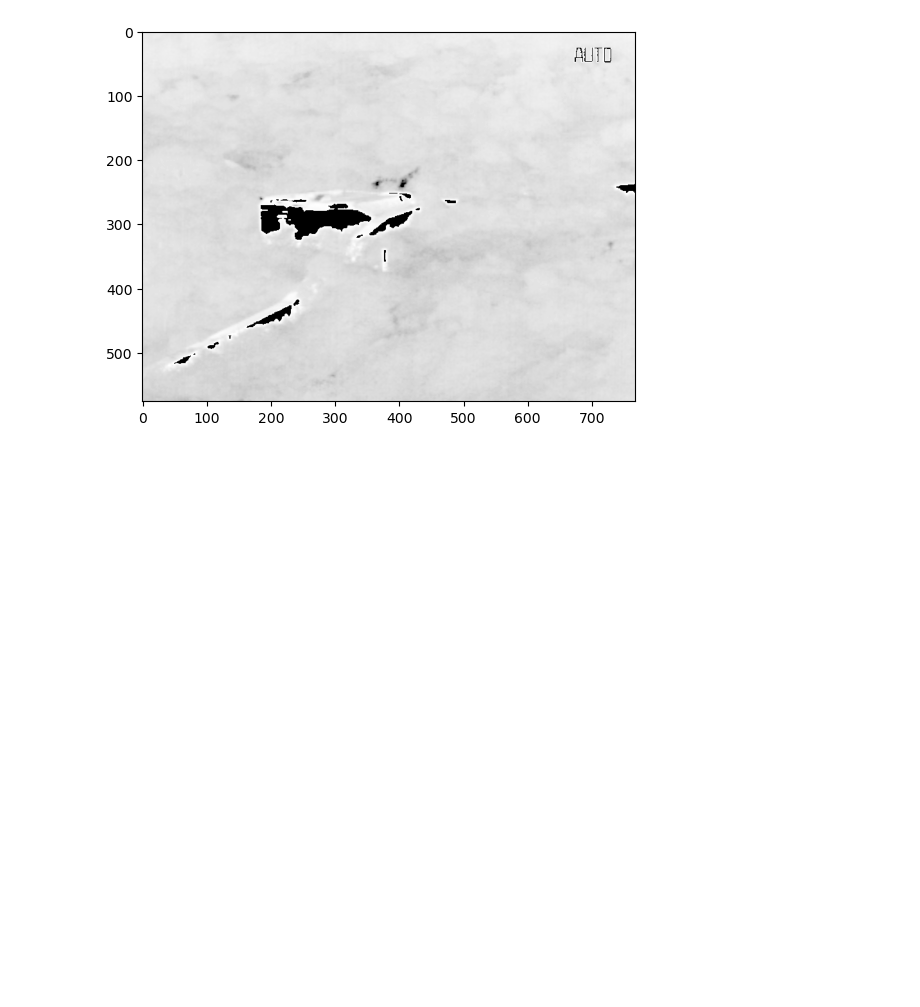
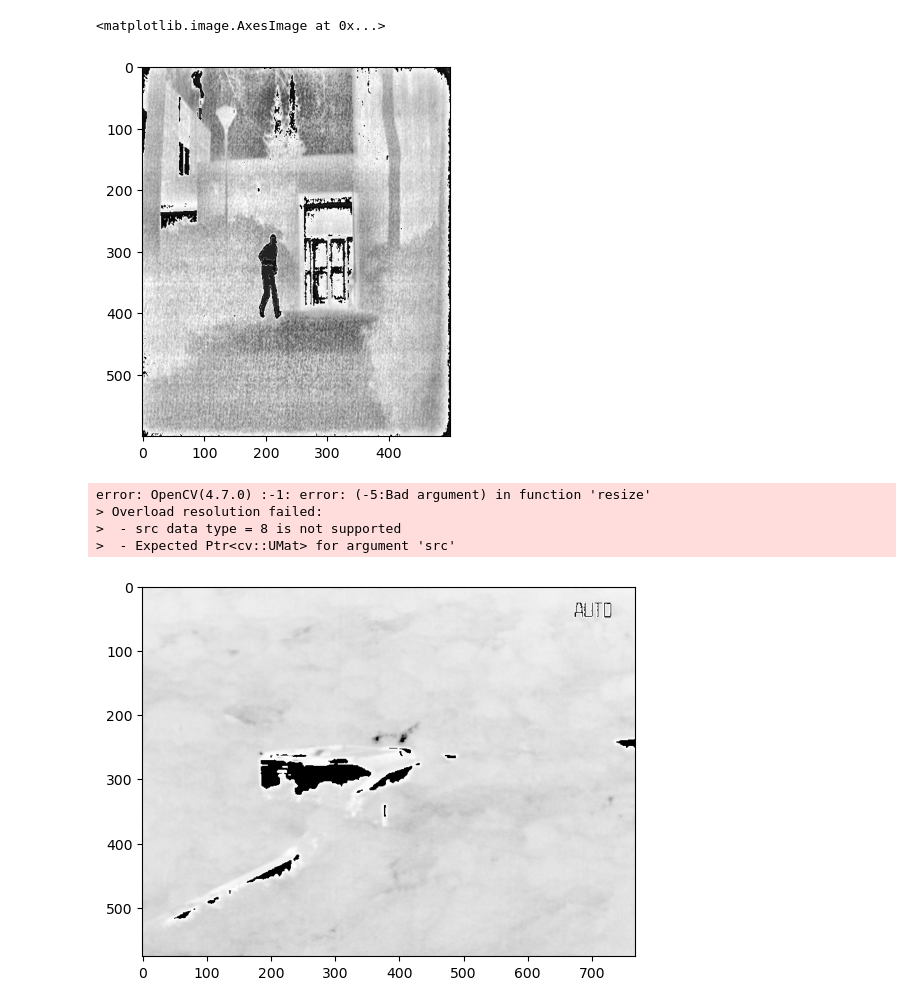
Before and after one commit to Kambakhsh-Eskandari/Final-year-project-original, a Jupyter notebook: mytests.ipynb, the cells around one changed output. Cells and saved outputs as stored; diff of their text form; code cells hidden in the pictures; blank space fills up the shorter version.

```diff
--- a/mytests.ipynb
+++ b/mytests.ipynb
@@ -26,3 +77,15 @@ img3_n = normalize_image(img3_log)
+# %%
+plt.imshow(final_img, cmap='gray')
+# %% [output]
+<matplotlib.image.AxesImage at 0x...>
+[figure, added]
+# %%
+image = cv2.resize(img26_log_255, (500, 600))
+# %% [output]
+error: OpenCV(4.7.0) :-1: error: (-5:Bad argument) in function 'resize'
+> Overload resolution failed:
+>  - src data type = 8 is not supported
+>  - Expected Ptr<cv::UMat> for argument 'src'
 # %%
 plt.imshow(img1_log,cmap='gray')
 plt.show()
```
Also changed, not shown: parts of 13 cells of this notebook.
